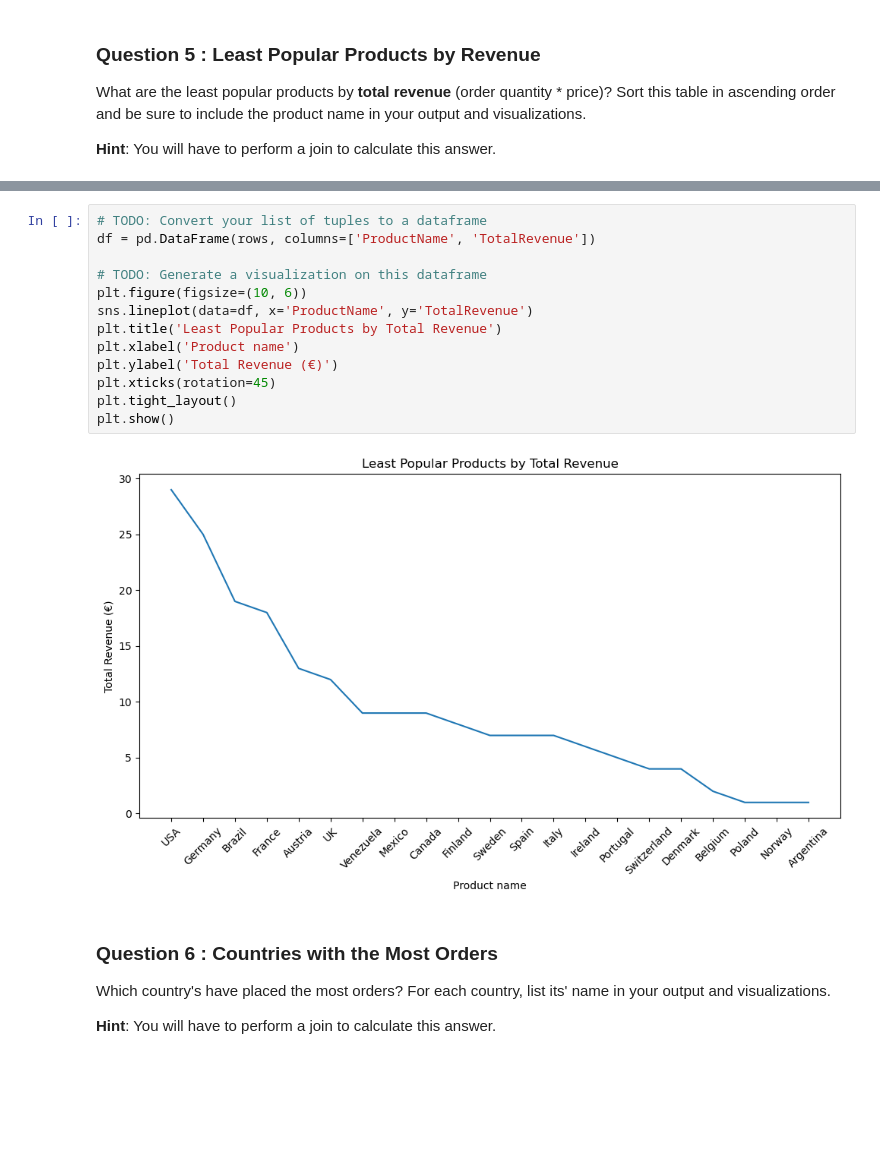
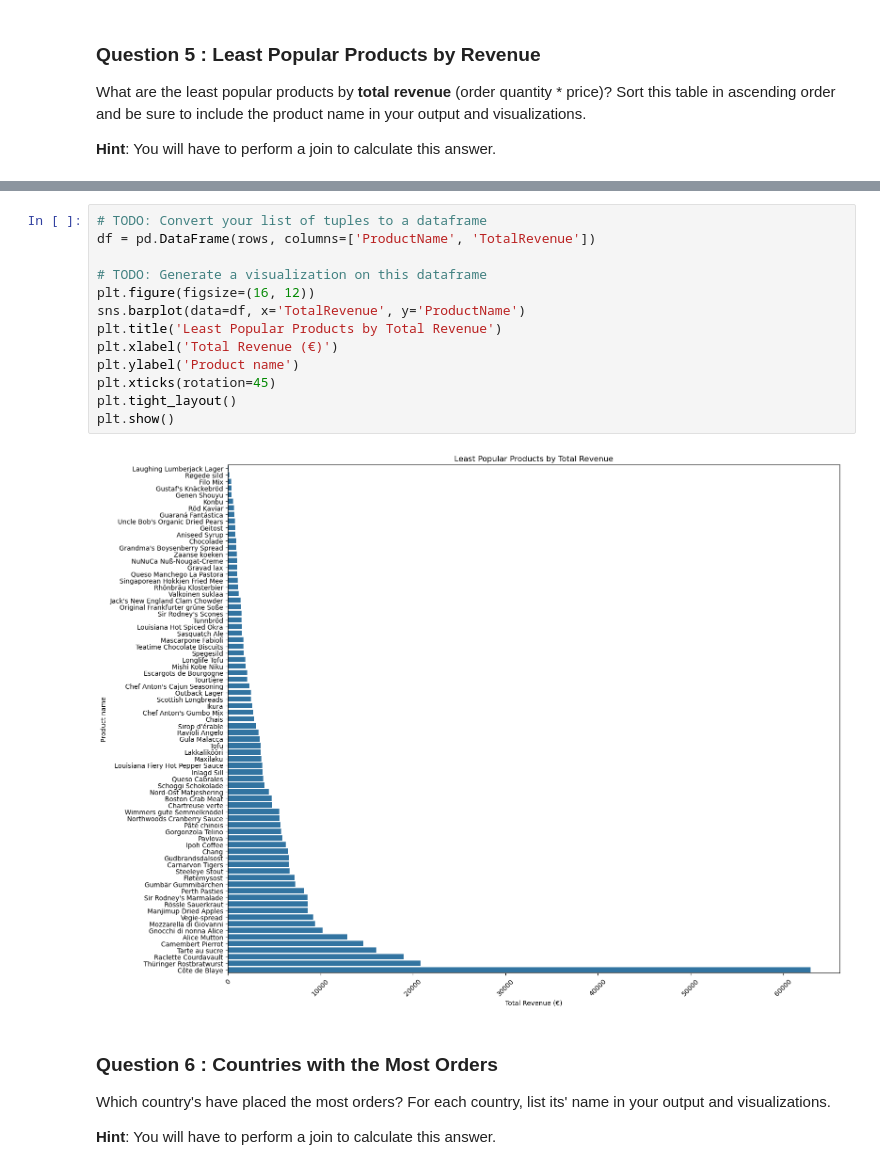
Before and after one commit to Benavjess/SQL-Osiris-Report, a Jupyter notebook: adhoc_report.ipynb, the cells around one changed output, grey strips where cells are left out. Drawn from its saved outputs; the diff is of its cells as text; blank space fills up the shorter version.

```diff
--- a/adhoc_report.ipynb
+++ b/adhoc_report.ipynb
@@ -263,18 +263,18 @@ for r in rows:
 # %%
 # TODO: Convert your list of tuples to a dataframe
 df = pd.DataFrame(rows, columns=['ProductName', 'TotalRevenue'])
 
 # TODO: Generate a visualization on this dataframe
-plt.figure(figsize=(10, 6))
-sns.lineplot(data=df, x='ProductName', y='TotalRevenue')
+plt.figure(figsize=(16, 12))
+sns.barplot(data=df, x='TotalRevenue', y='ProductName')
 plt.title('Least Popular Products by Total Revenue')
-plt.xlabel('Product name')
-plt.ylabel('Total Revenue (€)')
+plt.xlabel('Total Revenue (€)')
+plt.ylabel('Product name')
 plt.xticks(rotation=45)
 plt.tight_layout()
 plt.show()
 # %% [output]
-[figure, old version]
+[figure, new version]
 # %% [markdown]
 ### Question 6 : Countries with the Most Orders
 
```
Also changed, not shown: parts of 8 cells of this notebook.
